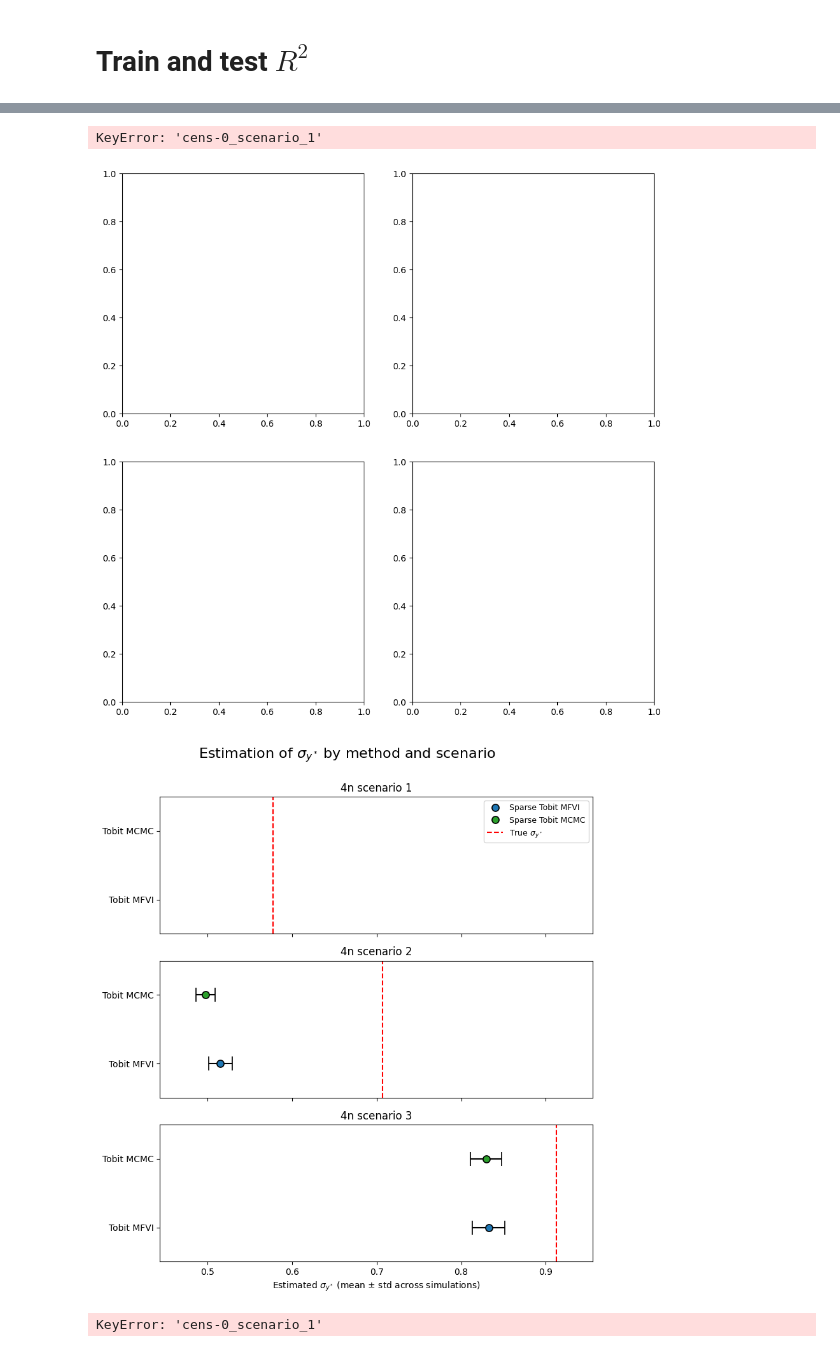
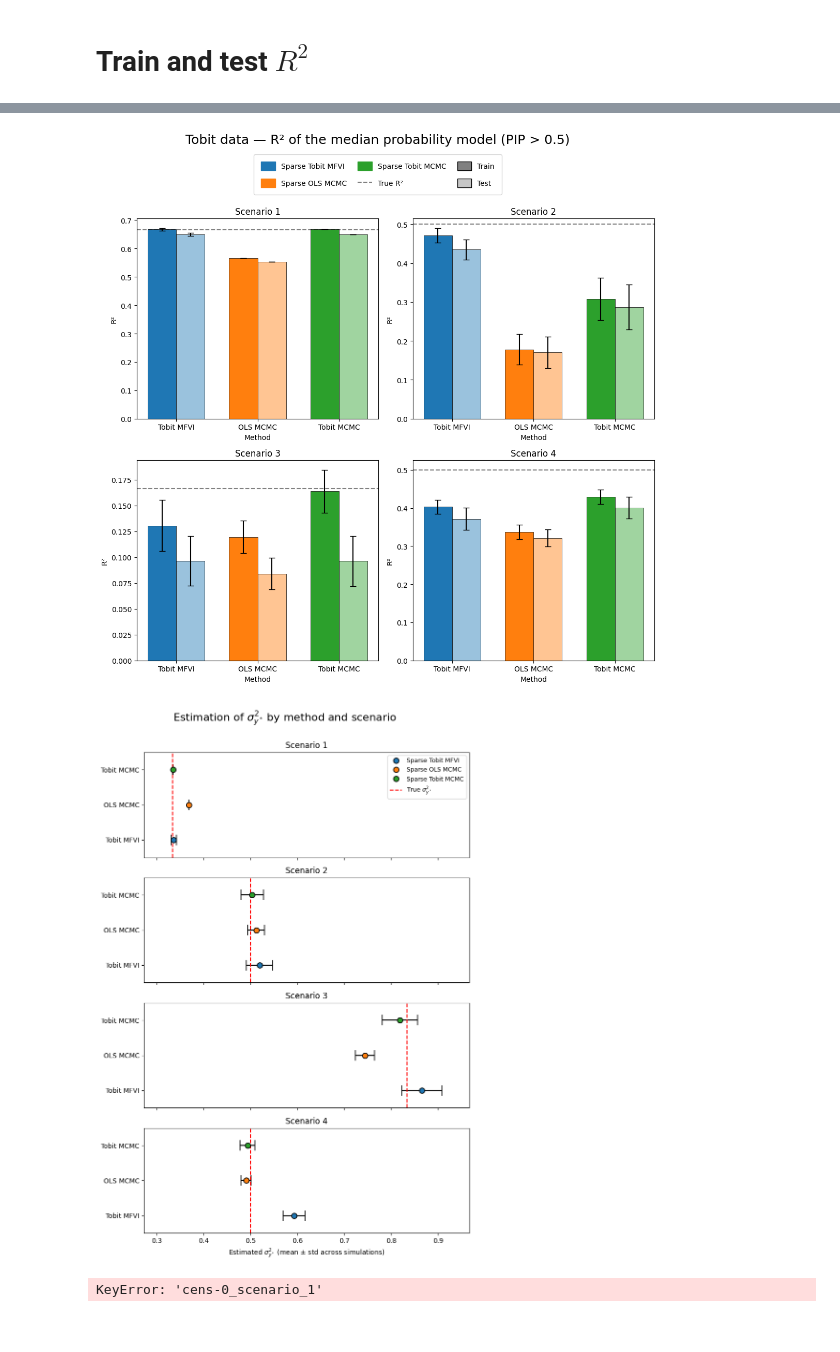
Before and after one commit to mariaestera/vi_tobit, a Jupyter notebook: simulations_summary.ipynb, the cells around one changed output, grey strips where cells are left out. Drawn from its saved outputs; the diff is of its cells as text; code cells hidden in the pictures.

```diff
--- a/simulations_summary.ipynb
+++ b/simulations_summary.ipynb
@@ -5,7 +5,7 @@ import matplotlib.pyplot as plt
 import os
 
 
-scenarios = ["4n_scenario_1", "4n_scenario_2", "4n_scenario_3"]
+scenarios = ["scenario_1", "scenario_2", "scenario_3", "scenario_4"]
 folder = "simulations"
 
 subfolders = {s : [f.name for f in os.scandir(f"{folder}/{s}") if f.is_dir() and f not in  ['.ipynb_checkpoints']] for s in scenarios}
@@ -755,8 +756,7 @@ plt.tight_layout(rect=[0, 0, 1, 0.90])
 fig.savefig("viz/r2/r2_by_scenario_mpm.png", dpi=300, bbox_inches="tight")
 plt.show()
 # %% [output]
-KeyError: 'cens-0_scenario_1'
-[figure, old version]
+[figure, new version]
 # %%
 import matplotlib.pyplot as plt
 import numpy as np
@@ -1207,7 +1207,7 @@ scenario_data = {}
 global_lo, global_hi = np.inf, -np.inf
 
 for scenario in scenarios:
-    true_val = sigmas[scenario][methods_order[0]][0].loc["sigma", "true_value"]
+    true_val = (sigmas[scenario][methods_order[0]][0].loc["sigma", "true_value"])**2
     means, stds = [], []
     for method in methods_order:
         dfs = sigmas[scenario][method]
@@ -1250,37 +1250,37 @@ for idx, scenario in enumerate(scenarios):
 
     ax.set_yticks(y_positions)
     ax.set_yticklabels([short_labels[m] for m in methods_order])
     ax.set_ylim(-0.5, len(methods_order) - 0.5)
     ax.set_xlim(shared_xlim)
 
     ax.set_title(scenario.replace("_", " ").capitalize())
 
     if idx == len(scenarios) - 1:
-        ax.set_xlabel(r"Estimated $\sigma_{y^*}$ (mean ± std across simulations)")
+        ax.set_xlabel(r"Estimated $\sigma^2_{y^*}$ (mean ± std across simulations)")
 
     if idx == 0:
         method_handles = [
             Line2D(
                 [0], [0],
                 marker="o", linestyle="",
                 markerfacecolor=colors[m], markeredgecolor="black", markeredgewidth=1.2,
                 markersize=8, label=labels[m],
             )
             for m in methods_order
         ]
         true_handle = Line2D(
             [0], [0], color="red", linestyle="--", linewidth=1.5,
-            label=r"True $\sigma_{y^*}$",
+            label=r"True $\sigma^2_{y^*}$",
         )
         ax.legend(handles=method_handles + [true_handle], loc="upper right", fontsize=9)
 
-fig.suptitle(r"Estimation of $\sigma_{y^*}$ by method and scenario", y=0.97, fontsize=16)
+fig.suptitle(r"Estimation of $\sigma^2_{y^*}$ by method and scenario", y=0.97, fontsize=16)
 
 plt.tight_layout(rect=[0, 0, 1, 0.97])
 fig.savefig("viz/sigma/mean_and_std_across_scenarios2.png", dpi=300, bbox_inches="tight")
 plt.show()
 # %% [output]
-[figure, old version]
+[figure, new version]
 # %%
 import matplotlib.pyplot as plt
 import numpy as np
```
Also changed, not shown: parts of 5 cells of this notebook, 11 other files.
